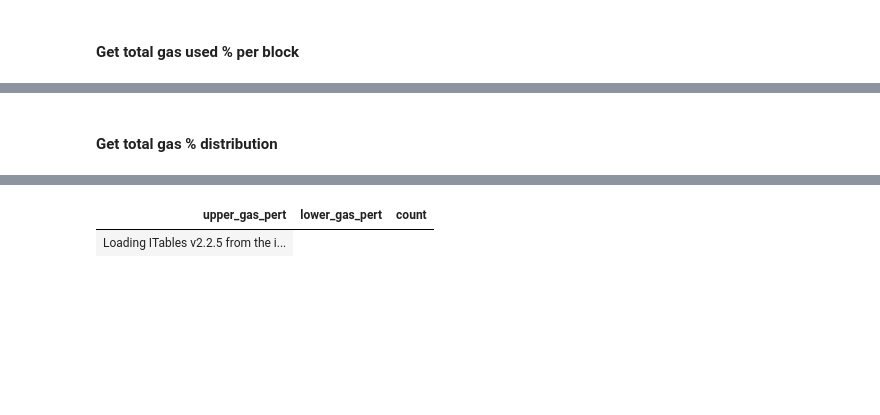
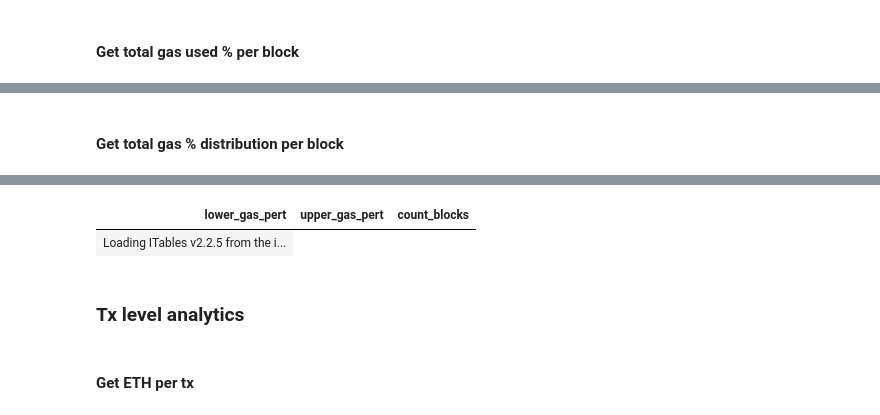
Before and after one commit to vnegi10/ETH_blockchain_data_analysis, a Jupyter notebook: Polars_query.ipynb, the cells around one changed output, grey strips where cells are left out. Saved outputs shown, nothing was run; the diff lists cells and outputs as text; code cells hidden in the pictures; blank space fills up the shorter version.

Commit message:
Add queries to get distribution

```diff
--- a/Polars_query.ipynb
+++ b/Polars_query.ipynb
@@ -288,23 +278,7 @@ Wall time: 3.59 s
 # %%
 def get_gas_per_block(t_start, t_end):
 
-    # Convert string dates to datetime objects (for comparison)
-    t_start = datetime.strptime(t_start, "%Y-%m-%d")
-    t_end   = datetime.strptime(t_end, "%Y-%m-%d")
-
-    q1 = (
-        pl.scan_parquet(blocks,
-                        glob = True
-                       )
-          .select(
-                  "block_number",
-                  "timestamp"
-                 )
-          .with_columns(pl.from_epoch(pl.col("timestamp"),
-                        time_unit = "s").alias("timestamp")
-                       )
-          .filter(pl.col("timestamp").is_between(t_start, t_end))
-    )
+    q1 = get_blocks_filtered(t_start, t_end)
 
     q2 = (
         pl.scan_parquet(tx,
@@ -345,9 +319,9 @@ Wall time: 2.17 s
 | block_number | timestamp | count_tx | sum_gas_limit | sum_gas_used | gas_pert |
 | Loading ITables v2.2.5 from the i... |
 # %% [markdown]
-#### Get total gas % distribution
+#### Get total gas % distribution per block
 # %%
-def get_gas_dist(t_start, t_end, bin_size):
+def get_gas_dist_per_block(t_start, t_end, bin_size):
 
     q2 = get_gas_per_block(t_start, t_end)
 
@@ -355,27 +329,35 @@ def get_gas_dist(t_start, t_end, bin_size):
         q2
         .select("gas_pert")
         .drop_nulls()
+
         # Compute lower bin boundary
         .with_columns(
-            ((pl.col("gas_pert") / bin_size).floor() * bin_size).alias("upper_gas_pert")
+            ((pl.col("gas_pert") / bin_size).floor() * bin_size).alias("lower_gas_pert")
         )
-        .group_by("upper_gas_pert")
+        .group_by("lower_gas_pert")
+
          # Count number of blocks in each bin
         .agg(
-            pl.len().alias("count")
+            pl.len().alias("count_blocks")
         )
-        # Compute upper bin boundary
+
+        # Compute upper bin boundary and include values = 100
+        # also within the 90-100 range
         .with_columns(
-            (pl.col("upper_gas_pert") - bin_size).alias("lower_gas_pert")
+            pl.when(pl.col("lower_gas_pert") < 100)
+              .then(pl.col("lower_gas_pert") + bin_size)
+              .otherwise(pl.col("lower_gas_pert"))
+              .alias("upper_gas_pert")
         )
+
         # Reorder columns
-        .select(["upper_gas_pert", "lower_gas_pert", "count"])
-        .sort("upper_gas_pert", descending = True)
+        .select(["lower_gas_pert", "upper_gas_pert", "count_blocks"])
+        .sort("lower_gas_pert", descending = True)
     )
 
     return q3.collect()
 # %%
 %%time
 
-get_gas_dist("2022-01-01", "2024-12-31", 10)
+get_gas_dist_per_block("2018-01-01", "2024-12-31", 10)
 # %% [output]
@@ -384,2 +366,6 @@ Wall time: 1.88 s
-| upper_gas_pert | lower_gas_pert | count |
+| lower_gas_pert | upper_gas_pert | count_blocks |
 | Loading ITables v2.2.5 from the i... |
+# %% [markdown]
+### Tx level analytics
+# %% [markdown]
+#### Get ETH per tx
```
Also changed, not shown: parts of 19 cells of this notebook.
